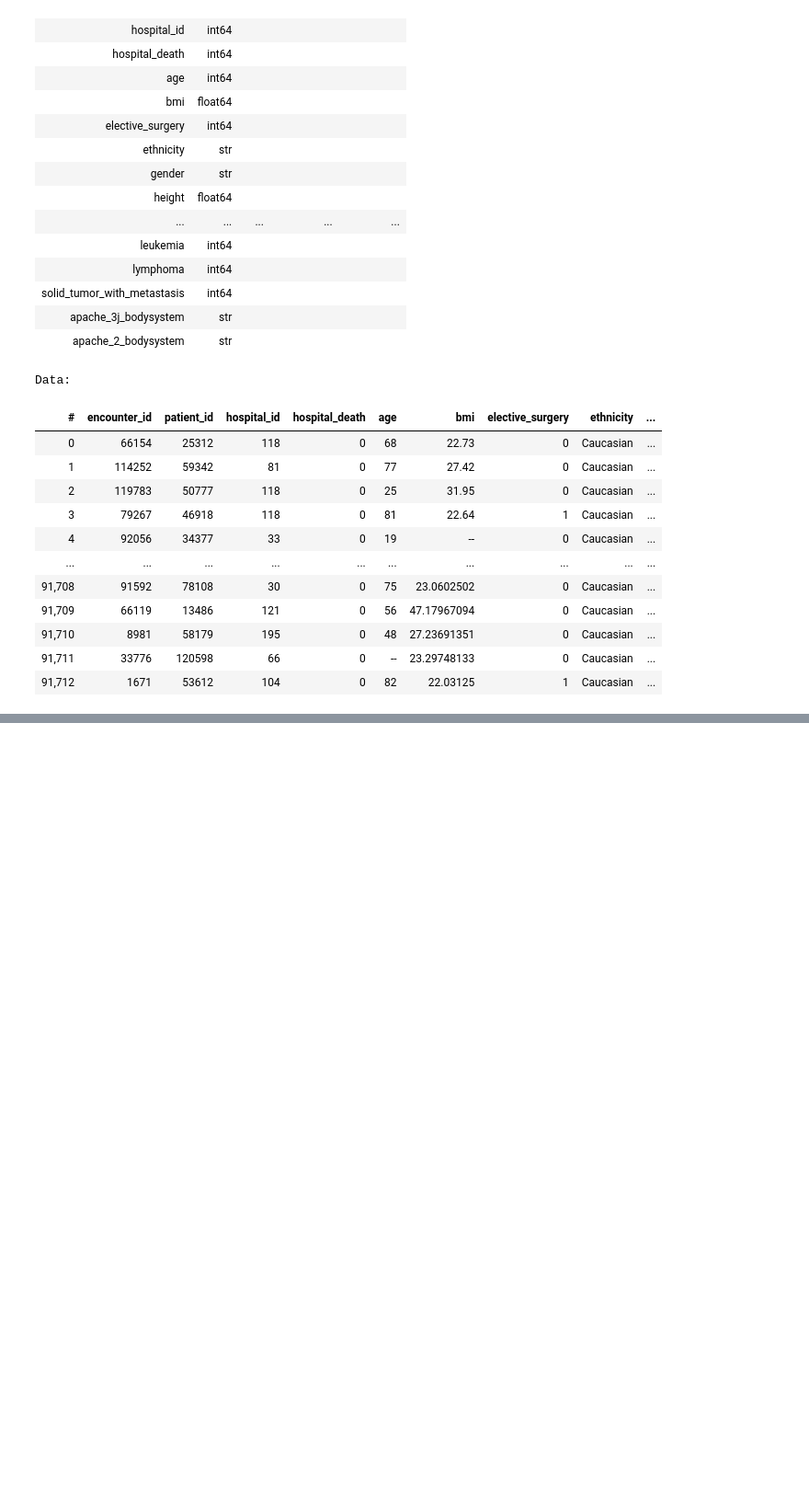
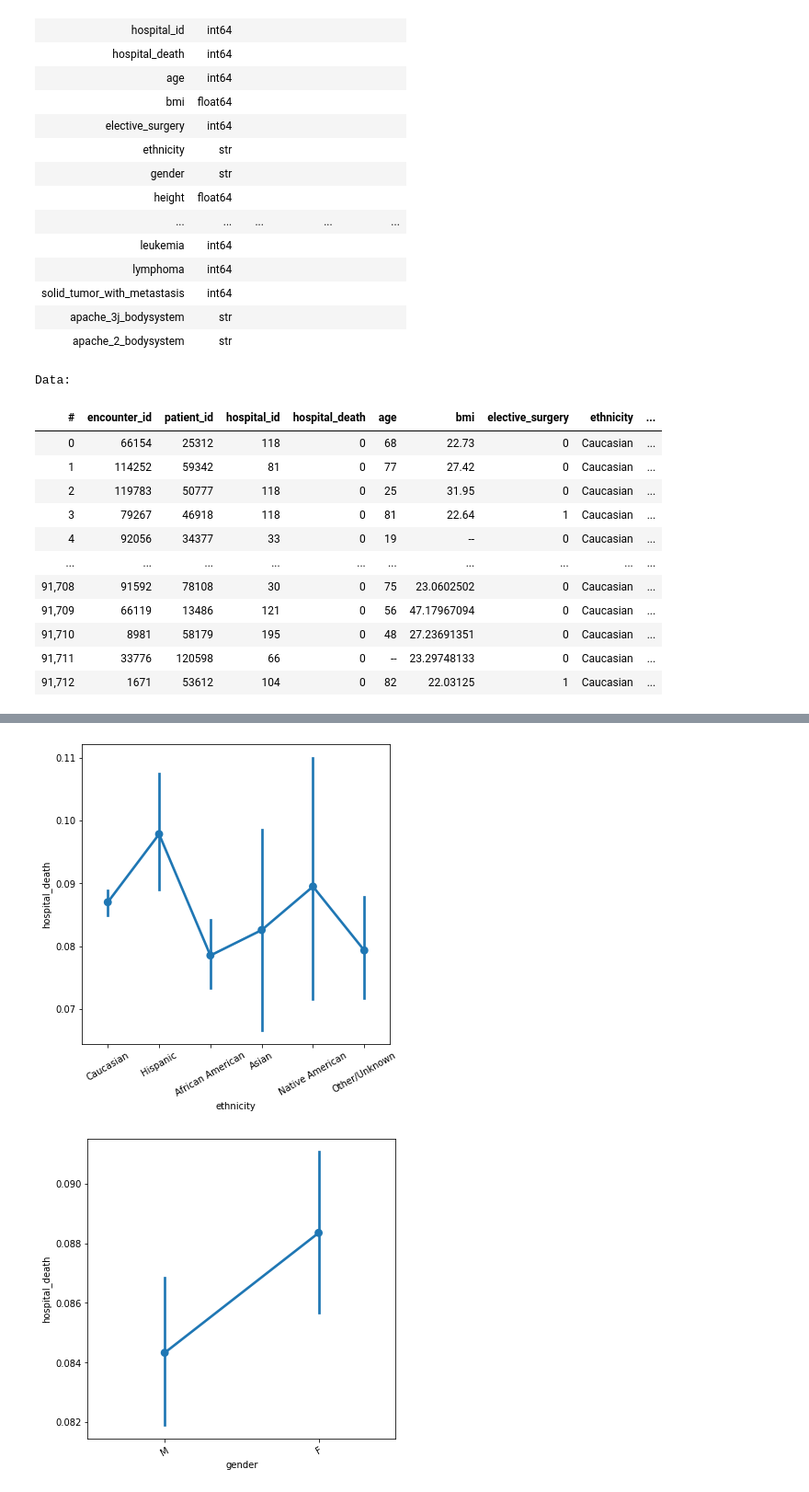
Before and after one commit to avikumart/Patient-Survival-Prediction-using-Deep-Learning, a Jupyter notebook: patient-survival-prediction-project.ipynb, the cells around one changed output, grey strips where cells are left out. Shown at 92% size. Cells and saved outputs as stored; diff of their text form; code cells hidden in the pictures; blank space fills up the shorter version.

```diff
--- a/patient-survival-prediction-project.ipynb
+++ b/patient-survival-prediction-project.ipynb
@@ -106,0 +228,9 @@ Data:
+# %%
+for col in list(mdf.dtypes[mdf.dtypes == 'object'].index):
+    plt.figure(figsize=(6,6))
+    sns.pointplot(y='hospital_death', x=col, data=mdf)
+    plt.xticks(rotation=30)
+    plt.show()
+# %% [output]
+[figure, added]
+[figure, added]
```
Also changed, not shown: parts of 17 cells of this notebook.
